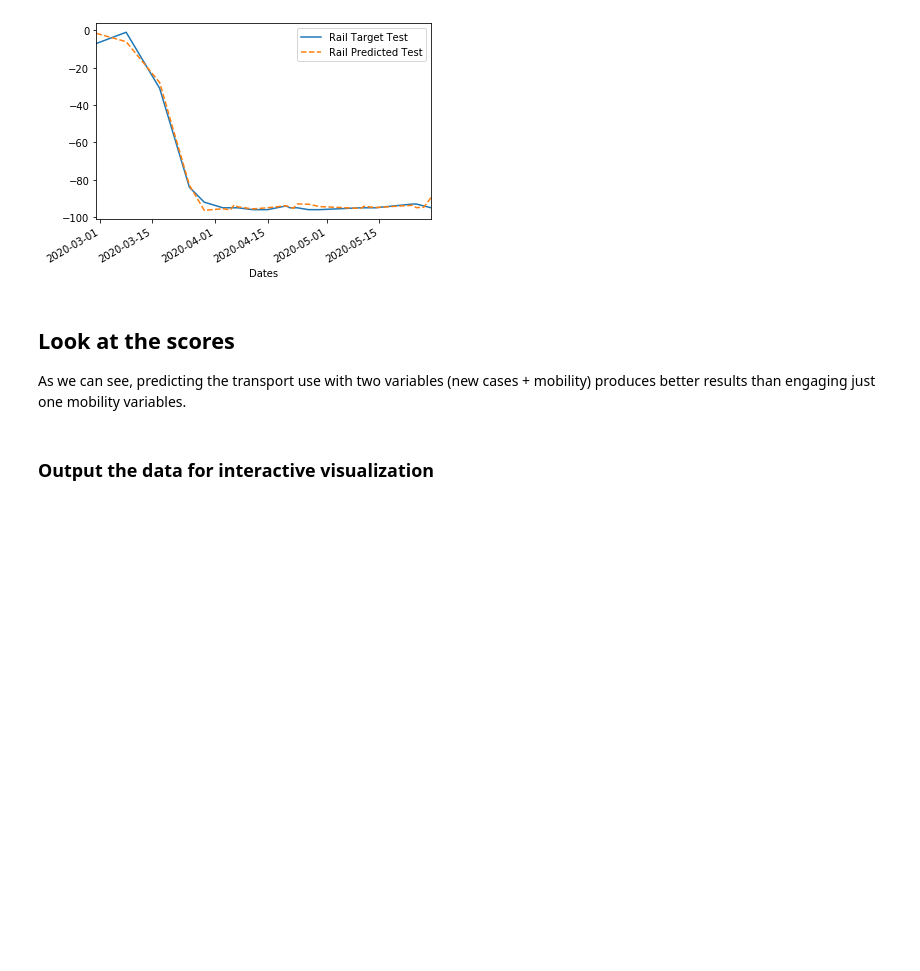
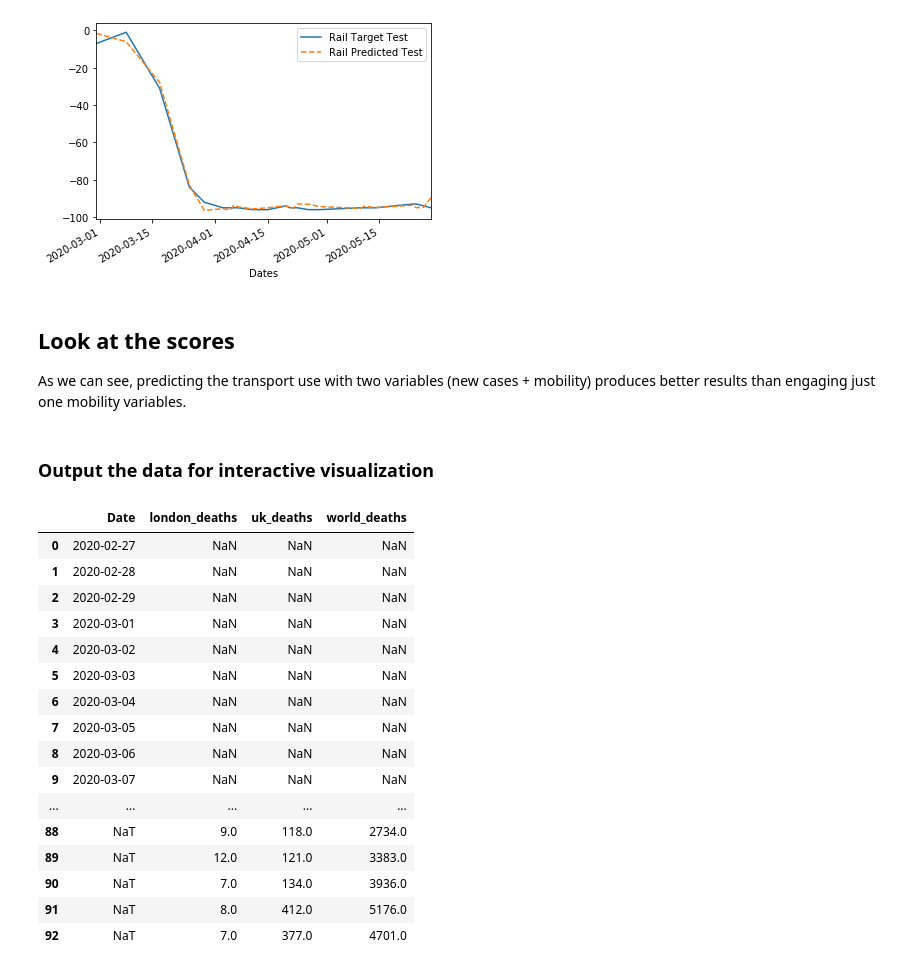
Before and after one commit to IuliiaZaitova/COVID_Prediction_London_National_Transport_Use, a Jupyter notebook: UK_transport.ipynb, the cells around one changed output. Saved outputs shown, nothing was run; the diff lists cells and outputs as text; code cells hidden in the pictures; blank space fills up the shorter version.

```diff
--- a/UK_transport.ipynb
+++ b/UK_transport.ipynb
@@ -912,3 +912,24 @@ output_cases_transport.to_csv('bokeh_app/data/Cases_Transport.csv')
 # Output mobility separately to not mix them up
 london_mobility.to_csv('bokeh_app/data/London_mobility.csv')
 all_uk_mobility.to_csv('bokeh_app/data/UK_mobility.csv')
+# %%
+date = df_cases_mobility.iloc[:, :1]
+date.append(df_cases_mobility.iloc[:, 4:7])
+# %% [output]
+|  | Date | london_deaths | uk_deaths | world_deaths |
+| 0 | 2020-02-27 | NaN | NaN | NaN |
+| 1 | 2020-02-28 | NaN | NaN | NaN |
+| 2 | 2020-02-29 | NaN | NaN | NaN |
+| 3 | 2020-03-01 | NaN | NaN | NaN |
+| 4 | 2020-03-02 | NaN | NaN | NaN |
+| 5 | 2020-03-03 | NaN | NaN | NaN |
+| 6 | 2020-03-04 | NaN | NaN | NaN |
+| 7 | 2020-03-05 | NaN | NaN | NaN |
+| 8 | 2020-03-06 | NaN | NaN | NaN |
+| 9 | 2020-03-07 | NaN | NaN | NaN |
+| ... | ... | ... | ... | ... |
+| 88 | NaT | 9.0 | 118.0 | 2734.0 |
+| 89 | NaT | 12.0 | 121.0 | 3383.0 |
+| 90 | NaT | 7.0 | 134.0 | 3936.0 |
+| 91 | NaT | 8.0 | 412.0 | 5176.0 |
+| 92 | NaT | 7.0 | 377.0 | 4701.0 |
```
Also changed, not shown: 2 other files.
